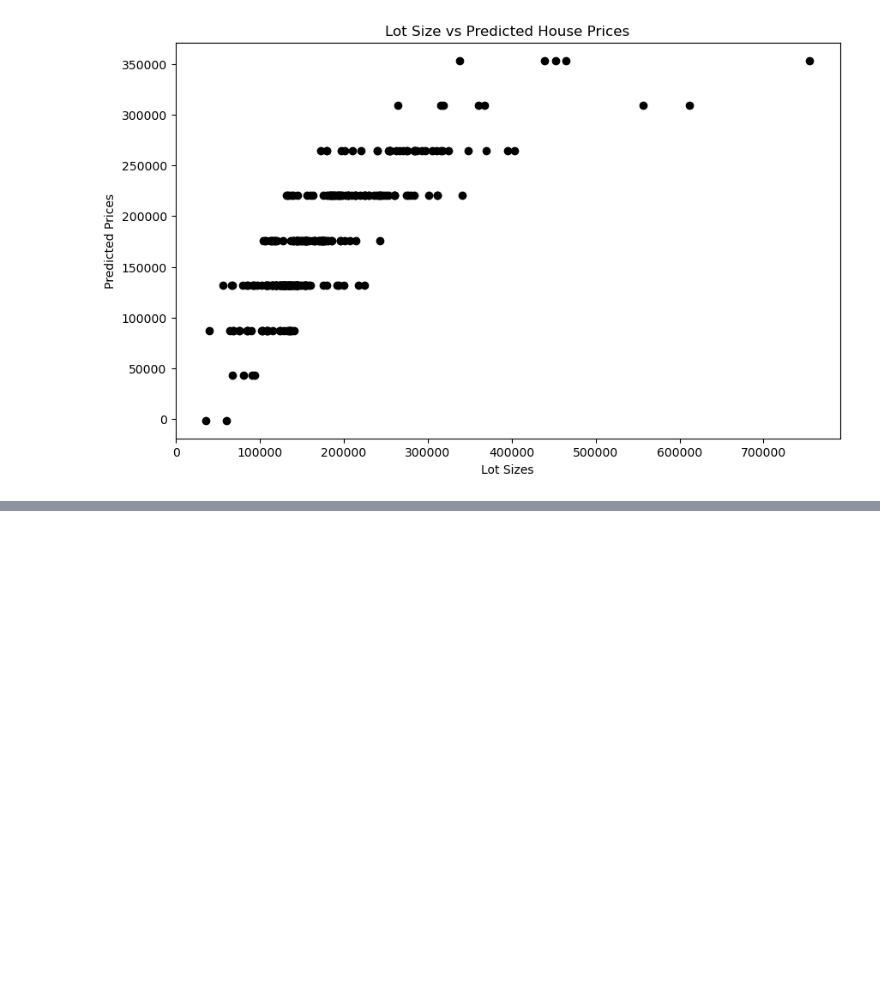
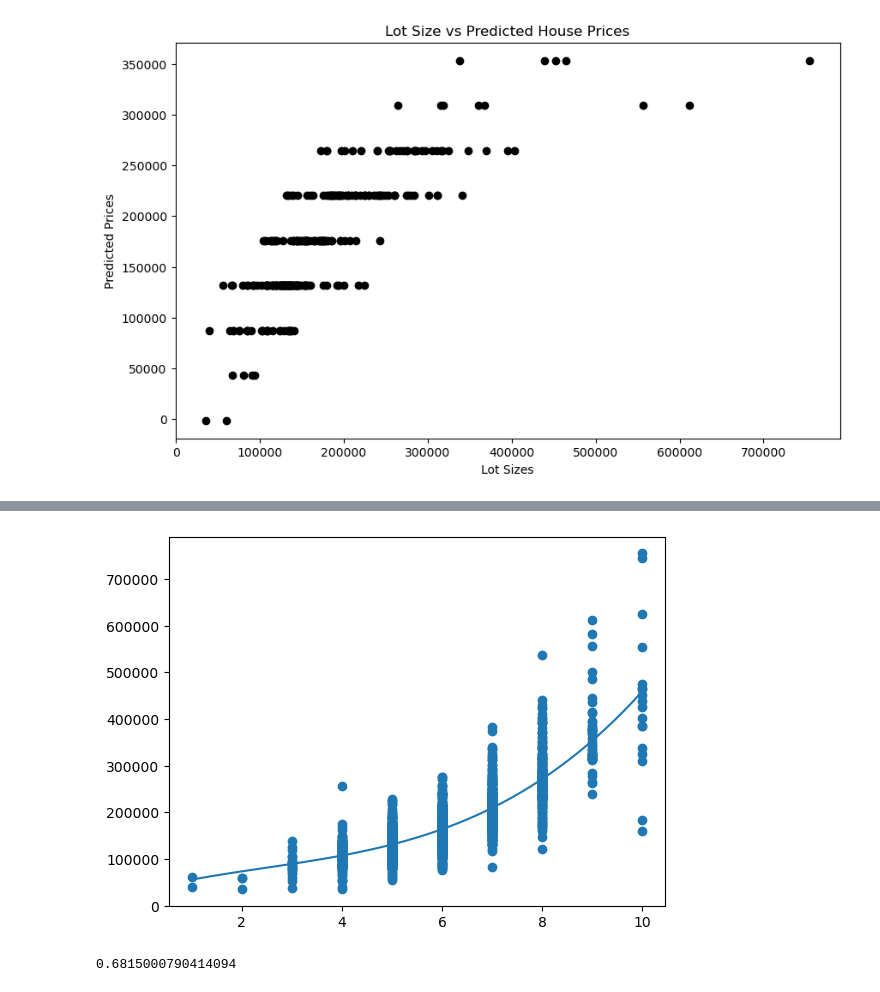
Before and after one commit to bsilver3/DataScience2, a Jupyter notebook: Predict/NumericOutput.ipynb, the cells around one changed output, grey strips where cells are left out. Cells and saved outputs as stored; diff of their text form; code cells hidden in the pictures; blank space fills up the shorter version.

```diff
--- a/Predict/NumericOutput.ipynb
+++ b/Predict/NumericOutput.ipynb
@@ -298,0 +298,16 @@ Coefficient of determination: 0.838
+# %%
+x = train["OverallQual"]
+y = train["SalePrice"]
+
+mymodel = numpy.poly1d(numpy.polyfit(x, y, 3))
+
+myline = numpy.linspace(1, 10)
+
+plt.scatter(x, y)
+plt.plot(myline, mymodel(myline))
+plt.show()
+
+print(r2_score(y, mymodel(x)))
+# %% [output]
+[figure, added]
+0.6815000790414094
```
Also changed, not shown: parts of 19 cells of this notebook.
